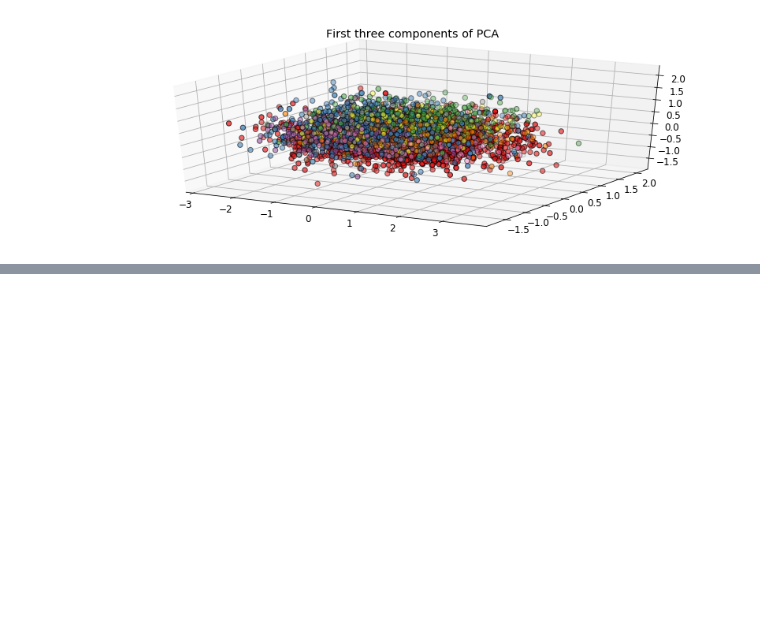
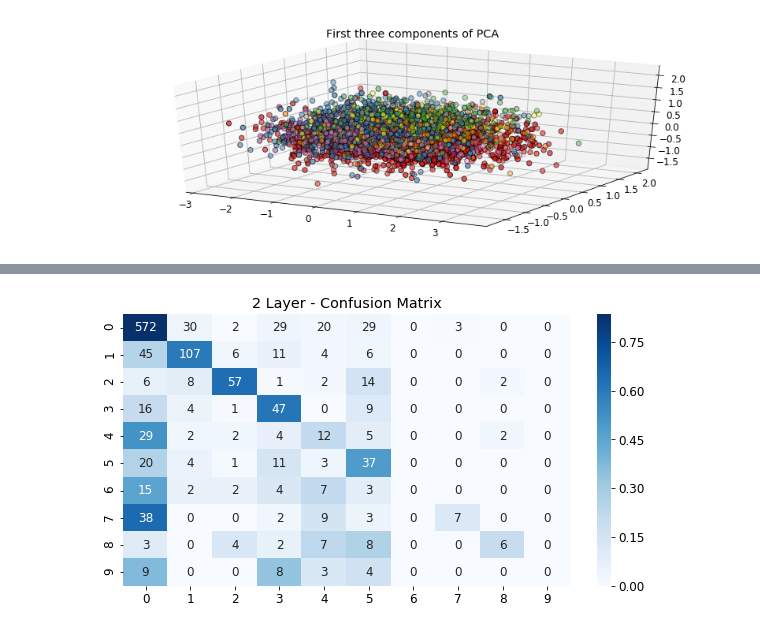
Before and after one commit to christabella/music-genre-classification, a Jupyter notebook: Report.ipynb, the cells around one changed output, grey strips where cells are left out. Cells and saved outputs as stored; diff of their text form; code cells hidden in the pictures; blank space fills up the shorter version.

```diff
--- a/Title.ipynb
+++ b/Report.ipynb
@@ -248,0 +372,16 @@ If we want to see how it would perform if all clases were uniform, we can look a
+# %%
+hmaps.conf_matrix()
+def get_proportions(confusion_values):
+    props = []
+    for i in range(10):
+        props.append(confusion_values[i,:]/np.sum(confusion_values[i,:]))
+    return props
+proportions_2L = get_proportions(hmaps.conf_matrix_2L)
+plt.figure(figsize=(10,5))
+plt.xlabel("True label")
+plt.ylabel("Predicted label")
+plt.title("2 Layer - Confusion Matrix")
+sns.heatmap(proportions_2L,cmap="Blues",annot=hmaps.conf_matrix_2L, fmt=".0f")
+plt.show()
+# %% [output]
+[figure, added]
```
Also changed, not shown: parts of 32 cells of this notebook.
